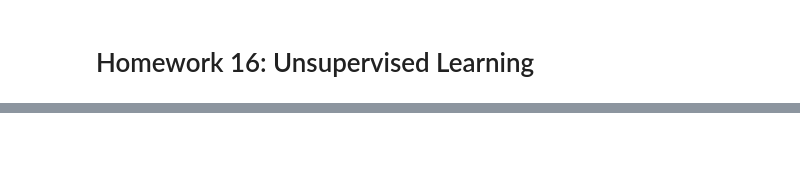
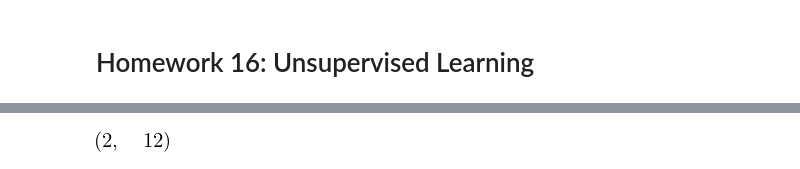
Before and after one commit to sheikhomar/opan, a Jupyter notebook: hw16.ipynb, the cells around one changed output, grey strips where cells are left out. Cells and saved outputs as stored; diff of their text form; code cells hidden in the pictures; blank space fills up the shorter version.

```diff
--- a/hw16.ipynb
+++ b/hw16.ipynb
@@ -39,3 +39,10 @@ utils.load_custom_styles()
 
 
 <img src="figures/homework-16/exercise-2.2.png" width="600" />
+# %%
+X = [[-1,   0, -0.5, -1.5, -2,  0,   -1, 1, 1.3, 0.7, 2.5, 0],
+     [ 0 , -1, -0.5, -1.5,  0, -2, -1.3, 1, 0.7, 1.3,   1, 1]]
+X = np.array(X)
+X.shape
+# %% [output]
+[figure, added]
```
Also changed, not shown: parts of 5 cells of this notebook.
